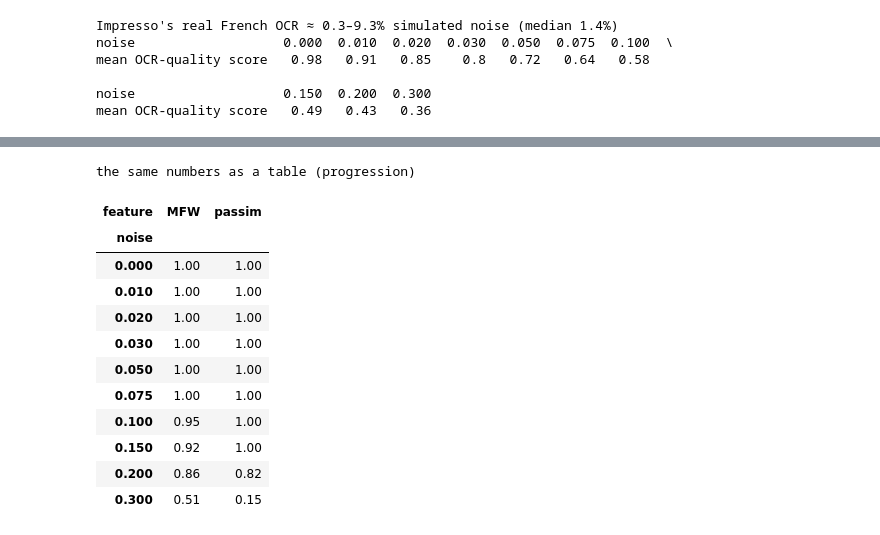
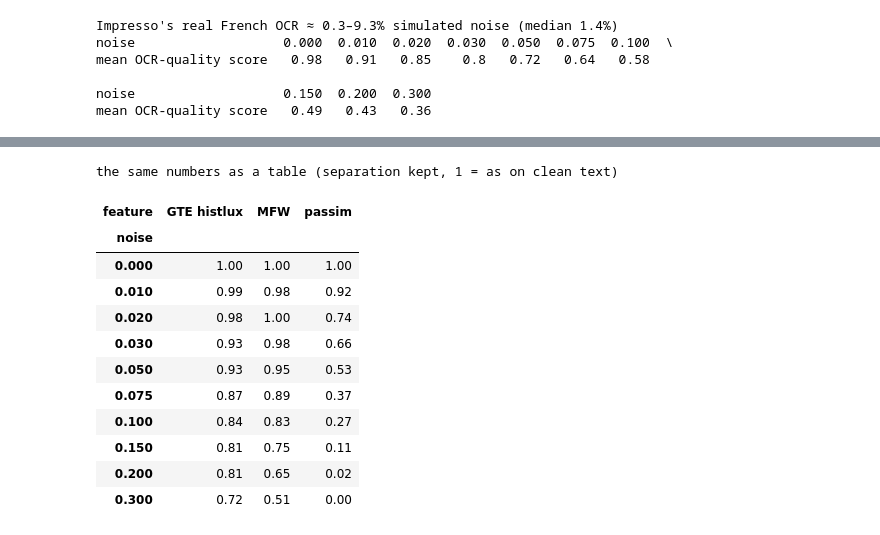
Before and after one commit to pfeldkamp/feuilleton_reuse, a Jupyter notebook: results.ipynb, the cells around one changed output, grey strips where cells are left out. Saved outputs shown, nothing was run; the diff lists cells and outputs as text; code cells hidden in the pictures.

```diff
--- a/results.ipynb
+++ b/results.ipynb
@@ -126,17 +200,18 @@ decay_plot("separation", "separation kept (1 = as clear as on clean text)",
 # %%
-print("the same numbers as a table (progression)")
-robustness.pivot_table(index="noise", columns="feature", values="progression").round(2)
+print("the same numbers as a table (separation kept, 1 = as on clean text)")
+sep = robustness.pivot_table(index="noise", columns="feature", values="separation")
+(sep / sep.iloc[0]).round(2)
 # %% [output]
-the same numbers as a table (progression)
+the same numbers as a table (separation kept, 1 = as on clean text)
-| feature | MFW | passim |
-| noise |  |  |
-| 0.000 | 1.00 | 1.00 |
-| 0.010 | 1.00 | 1.00 |
-| 0.020 | 1.00 | 1.00 |
-| 0.030 | 1.00 | 1.00 |
-| 0.050 | 1.00 | 1.00 |
-| 0.075 | 1.00 | 1.00 |
-| 0.100 | 0.95 | 1.00 |
-| 0.150 | 0.92 | 1.00 |
-| 0.200 | 0.86 | 0.82 |
-| 0.300 | 0.51 | 0.15 |
+| feature | GTE histlux | MFW | passim |
+| noise |  |  |  |
+| 0.000 | 1.00 | 1.00 | 1.00 |
+| 0.010 | 0.99 | 0.98 | 0.92 |
+| 0.020 | 0.98 | 1.00 | 0.74 |
+| 0.030 | 0.93 | 0.98 | 0.66 |
+| 0.050 | 0.93 | 0.95 | 0.53 |
+| 0.075 | 0.87 | 0.89 | 0.37 |
+| 0.100 | 0.84 | 0.83 | 0.27 |
+| 0.150 | 0.81 | 0.75 | 0.11 |
+| 0.200 | 0.81 | 0.65 | 0.02 |
+| 0.300 | 0.72 | 0.51 | 0.00 |
```
Also changed, not shown: parts of 12 cells of this notebook, 3 other files.
